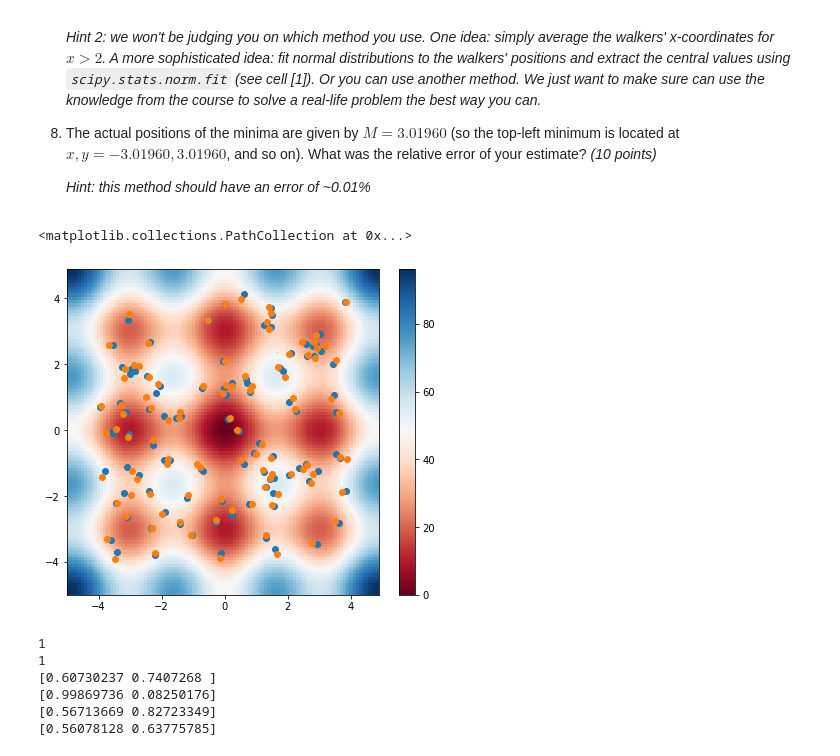
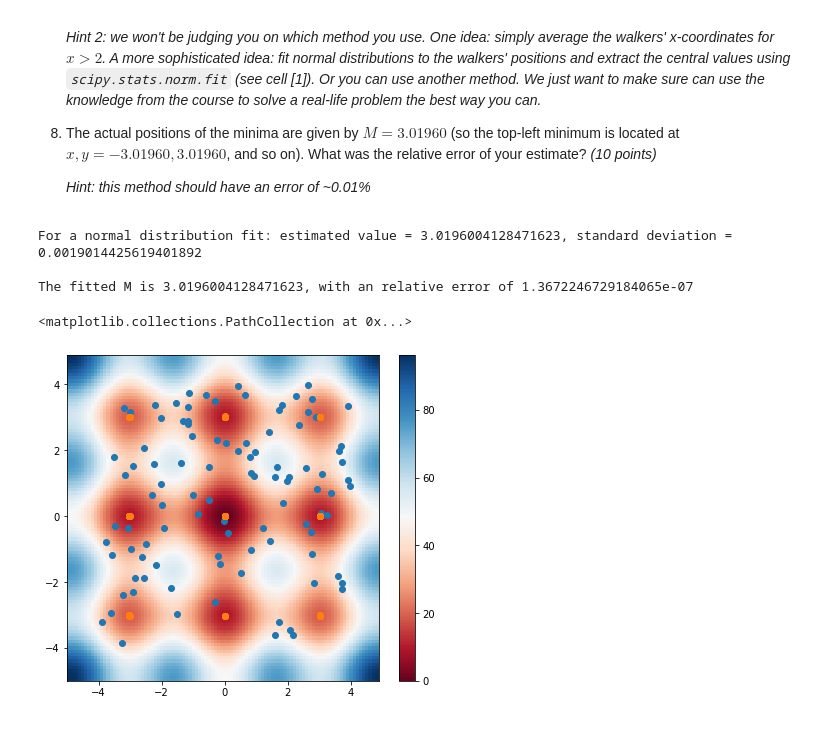
Before and after one commit to SaschaBarz/pyth4phys, a Jupyter notebook: ex_10.ipynb, the cells around one changed output. Saved outputs shown, nothing was run; the diff lists cells and outputs as text; code cells hidden in the pictures.

```diff
--- a/ex_10.ipynb
+++ b/ex_10.ipynb
@@ -21,16 +24,3 @@ y = np.arange(-5, 5, 0.1)
 X, Y = np.meshgrid(x, y)
 Z = egg_crate(X,Y)        # Note that my funtion can be applied to
                           # numpy arrays of x and y values!
-# %%
-x = np.arange(-5, 5, 1)
-y = np.arange(-1, 2, 1)
-X, Y = np.meshgrid(x, y)
-Z = egg_crate(X,Y)
-
-print(X)
-print(Y[:,0])
-print(y)
-print(X[0,:])
-print(x)
-print(Z)
-print(Z[:,0])
@@ -140,50 +115,54 @@ There are many ways to achieve this. Below we guide you through one of the simpl
 
     *Hint: this method should have an error of ~0.01%*
 # %%
-NPOINTS = 10
+NPOINTS = 100
 
 xvals = np.random.uniform(-4, 4, NPOINTS)
 yvals = np.random.uniform(-4, 4, NPOINTS)
 
 xvals_end = xvals
 yvals_end = yvals
 
 X, Y = np.meshgrid(xvals, yvals)
 zvals = egg_crate(X,Y)
 
-for i in range(10):
-    xvals = xvals + random_steps(NPOINTS)
-    yvals = yvals + random_steps(NPOINTS)
+for i in range(500):
+    new_xvals = xvals + random_steps(NPOINTS)
+    new_yvals = yvals + random_steps(NPOINTS)
 
-
-    X_new, Y_new = np.meshgrid(xvals, yvals)
+    X_new, Y_new = np.meshgrid(new_xvals, new_yvals)
     z_newvals = egg_crate(X_new, Y_new)
 
     delta = z_newvals - zvals
 
-    xvals = (X_new * (delta < 0))[0,:] + xvals * (delta >= 0)[0,:]
-    yvals = (Y_new * (delta < 0))[:,0] + yvals * (delta >= 0)[:,0]
+    xvals = new_xvals * (delta < 0)[0,:] + xvals * (delta >= 0)[0,:]
+    yvals = new_yvals * (delta < 0)[:,0] + yvals * (delta >= 0)[:,0]
 
-    #print((X_new * (delta < 0))[0,:])
-    #print(xvals * (delta >= 0)[0,:])
-    #print(xvals)
+    X, Y = np.meshgrid(xvals, yvals)
+    zvals = egg_crate(X,Y)
 
+
+Mvals = (np.abs(xvals) > 2)* np.abs(xvals)    # all absolut x-values over 2
+Mvals = Mvals[Mvals != 0]    # all values for M, without the value 0 in the array
+mu, sigma = norm.fit(Mvals)  # normal distributions fit to the walkers positions
+
+M_exact = 3.01960
+
+#M_alg = sum((xvals > 2)*xvals) / sum((xvals > 2))    # the out-commented are for calculating the mean value of M
+#error = (M_exact - M_alg) / M_exact                  # and its relative error
+#print(np.abs(error))
+#print( sum( (np.abs(xvals) > 2)* np.abs(xvals)) / sum((np.abs(xvals) > 2)) )
+#print( sum( (np.abs(yvals) > 2)* np.abs(yvals)) / sum((np.abs(yvals) > 2)) )
+
+
+print(f"For a normal distribution fit: estimated value = {mu}, standard deviation = {sigma}")
+print(f"\nThe fitted M is {mu}, with an relative error of {np.abs((M_exact - mu) / M_exact)} ")
 plot_heat()
+plt.scatter(xvals_end, yvals_end)
 plt.scatter(xvals, yvals)
-plt.scatter(xvals_end, yvals_end)
 # %% [output]
-<matplotlib.collections.PathCollection at 0x...>
+For a normal distribution fit: estimated value = 3.0196004128471623, standard deviation = 0.0019014425619401892
+
+The fitted M is 3.0196004128471623, with an relative error of 1.3672246729184065e-07
+<matplotlib.collections.PathCollection at 0x...>
-[figure, old version]
+[figure, new version]
-# %%
-x = 1
-print(x)
-for i in range(5):
-    print(x)
-    x = np.random.rand(2)
-# %% [output]
-1
-1
-[0.60730237 0.7407268 ]
-[0.99869736 0.08250176]
-[0.56713669 0.82723349]
-[0.56078128 0.63775785]
```
Also changed, not shown: parts of 6 cells of this notebook.
